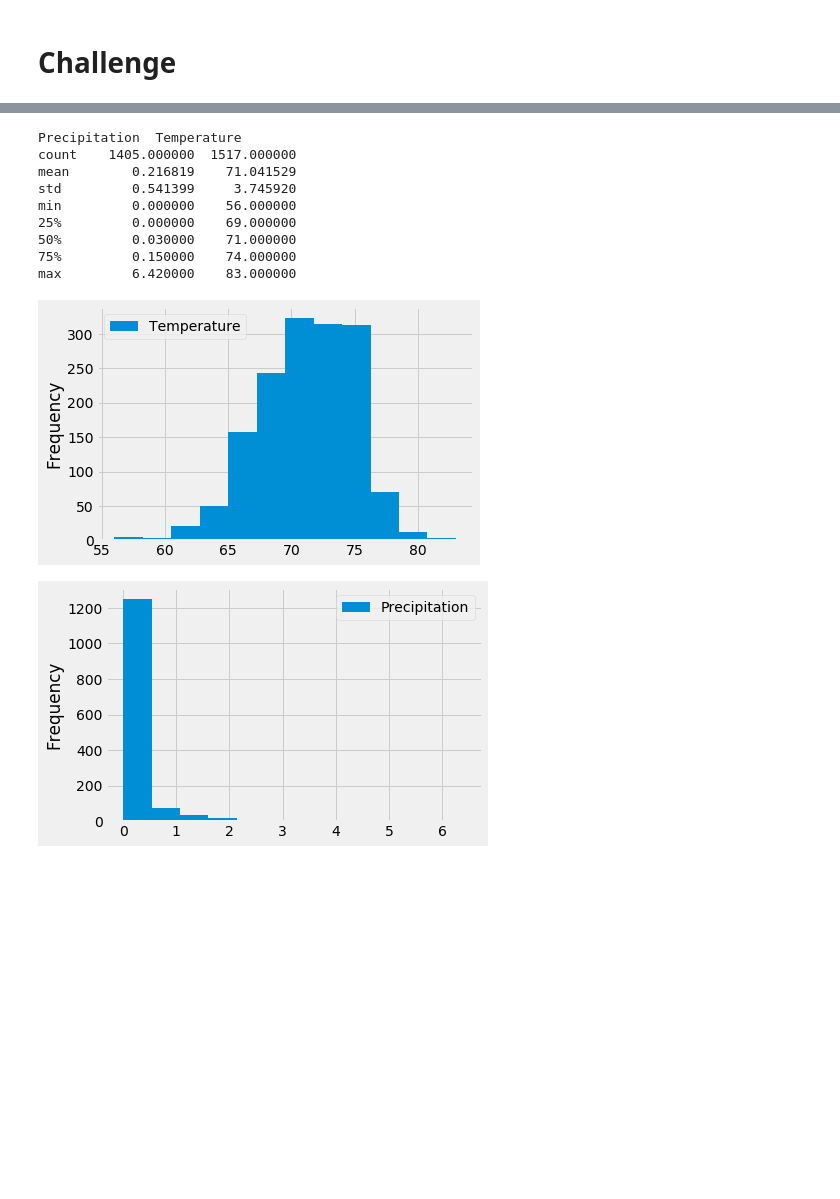
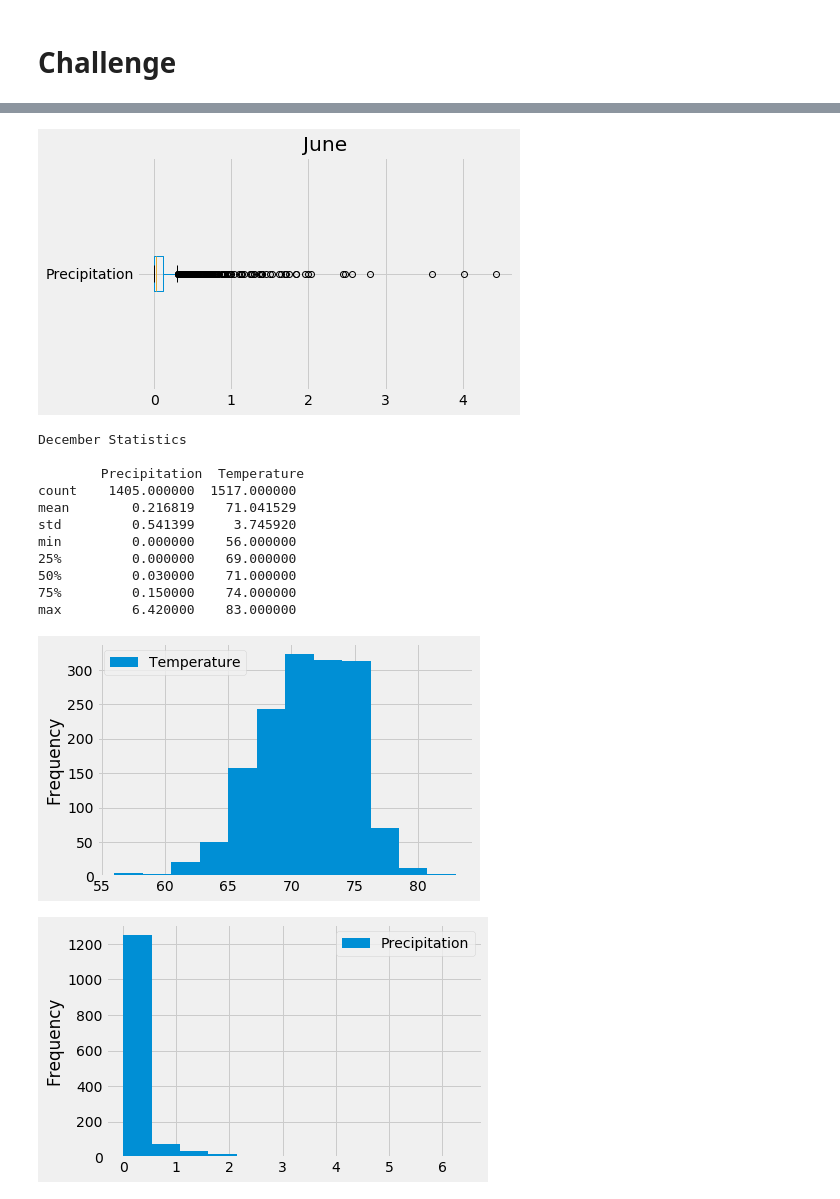
Before and after one commit to Calistic/Weather-Pattern-Analysis, a Jupyter notebook: climate_analysis.ipynb, the cells around one changed output, grey strips where cells are left out. Saved outputs shown, nothing was run; the diff lists cells and outputs as text; code cells hidden in the pictures; blank space fills up the shorter version.

```diff
--- a/climate_analysis.ipynb
+++ b/climate_analysis.ipynb
@@ -194,8 +195,18 @@ max         4.810000    87.000000
+# %%
+# June boxplot
+boxplot = junDf.boxplot(vert=False, column=['Precipitation']).set_title('June')
+# boxplot = junDf.boxplot(vert=False, column=['Temperature']).set_title('June')
+# %% [output]
+[figure, added]
 # %%
 # Identify key statistical data in December across all stations and years using the describe() function.
-print(monthSummary(12))
+print("December Statistics \n \n", monthSummary(12))
+
+decDf = df
 # %% [output]
-Precipitation  Temperature
+December Statistics
+
+        Precipitation  Temperature
 count    1405.000000  1517.000000
 mean        0.216819    71.041529
 std         0.541399     3.745920
```
Also changed, not shown: parts of 4 cells of this notebook, 5 other files.
